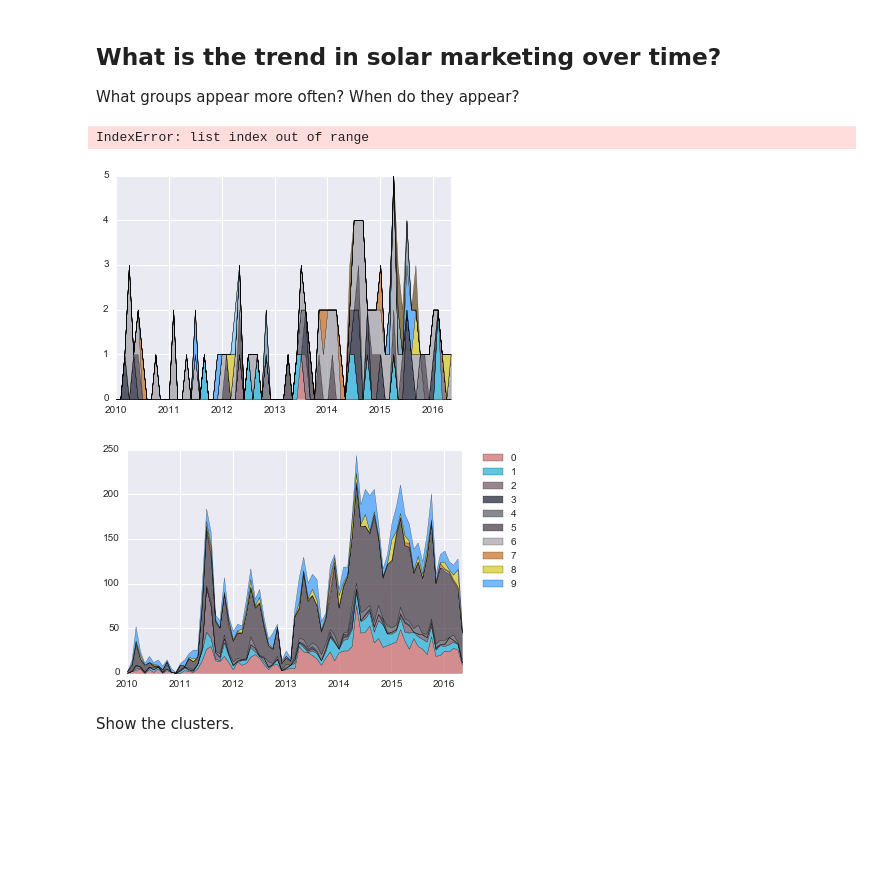
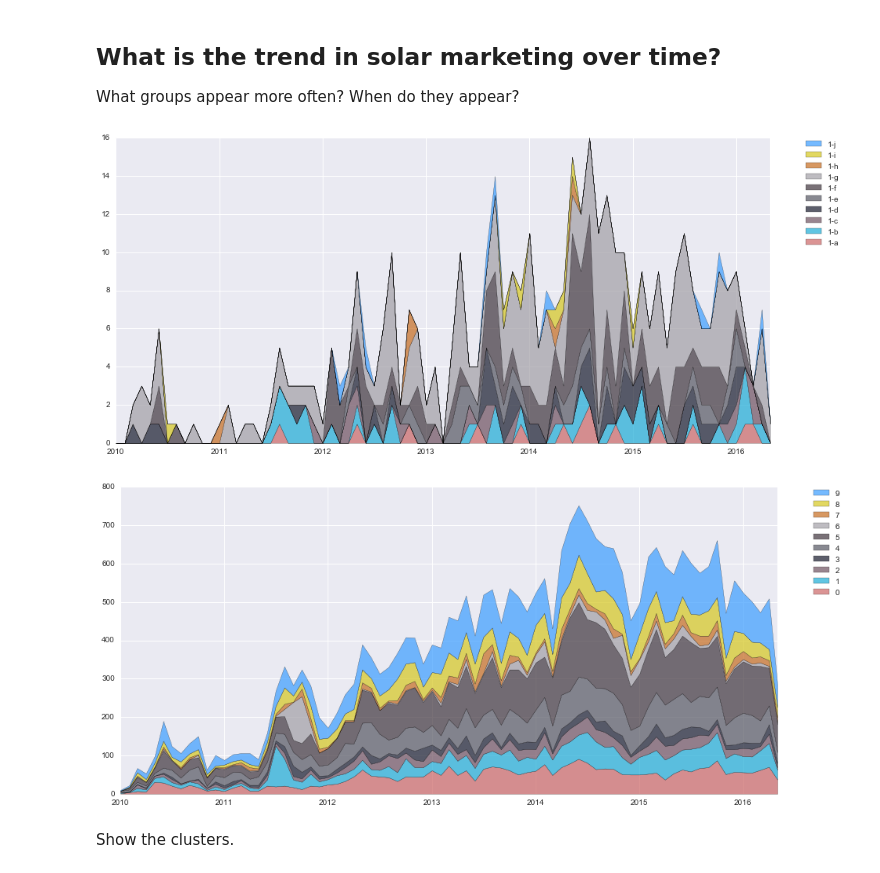
Before and after one commit to matt-stringer/twitter-marketing-analysis, a Jupyter notebook: descriptive_stats_tweets/Solar Marketing Analysis.ipynb, the cells around one changed output. Drawn from its saved outputs; the diff is of its cells as text; code cells hidden in the pictures; blank space fills up the shorter version.

```diff
--- a/descriptive_stats_tweets/Solar Marketing Analysis.ipynb
+++ b/descriptive_stats_tweets/Solar Marketing Analysis.ipynb
@@ -505,13 +514,15 @@ A lot of companies use their name. I need to create a stop word for each of the
 # remove company names
 for c in companies:
     words = u' '.join(c.lower().split(" "))
-    stop = stop.union({words})
+    words_no_space =  u''.join(words.replace(".","").split(" "))
+    stop = stop.union({words, words_no_space})
 
+stop = stop.union({u'vivintsolar', u'vivint',u'sunline',  u'trinitysolar', u'trinity', u'rgsenergy', u'rg', u'sullivansolar', u'solare', u'solarenergy',u'recsolar', u'rec', u'sullivan', u'joule', u'thesolarco', u'solaruniverse', u'gci', u'green convergence', u'pacificsolar', u'ross', u'ross group', u'namaste', 'asi hastings', u'asi', u'verengosolar', u'gosolaire', u'solaire', u'sunationsolarchoice', u'sunationsolar', u'acroenergy', u'sunation', u'namast',  u'luminalt', u'solar alliance america', u'quality home improvement'})
 
-# remove their hashtags
-stop = stop.union({u'lynn', u'lynn jurich', u'jurich', u'lyndon rive', u'lyndon', u'rive', u'ceo', u'ceo lyndon', u'ceo lyndon rive', "danny kennedy", "danny", "kennedy", "dannyksfun"})
-stop = stop.union({u'vivintsolar', u'vivint', u'trinitysolar', u'trinity', u'rgsenergy', u'rg', u'sullivansolar'})
+stop = stop.union({u'ice pop truck'})
 
+# remove the names
+stop = stop.union({u'lynn', u'lynn jurich', u'jurich', u'lyndon rive', u'lyndon', u'rive', u'ceo', u'ceo lyndon', u'ceo lyndon rive', u"danny kennedy", u"danny", u"kennedy", u"dannyksfun", u'rainarusso', u'carlsiegrist'})
 stop = stop.union(set(open('additional_stop_word.txt','r').read().split(",")))
 # %% [markdown]
 ## Review total dimensionality of the analysis
@@ -803,5 +724,5 @@ all_lda, vocab, all_doc_topics, all_prepared= get_topics_lda(long_tweets.tokens,
 # %% [markdown]
 Using TFIDF
 # %%
-all_lda_tfidf, vocab_tfidf, all_doc_topics_tfidf, all_prepared_tfidf = get_topics_lda_tfidf(long_tweets.tokens, long_tweets, 20)
+all_lda_tfidf, vocab_tfidf, all_doc_topics_tfidf, all_prepared_tfidf = get_topics_lda_tfidf(long_tweets.tokens, long_tweets, 15)
 print_top_words(all_lda_tfidf, vocab_tfidf)
@@ -836,7 +776,8 @@ bymonth_topic = long_tweets.groupby(['company', 'topic', 'month'])
 # %%
 
 def get_list_time(df):
-    return df[df.month >= datetime.date(2010,1,1)].month.drop_duplicates().sort_values().tolist()
+
+    return df[df.month >= pd.to_datetime('2010-01-01').date()].month.drop_duplicates().sort_values().tolist()
 
 def get_topics(df, column_name):
     return df[column_name].drop_duplicates().sort_values().tolist()
@@ -861,20 +802,25 @@ def make_analysis_array(df, grouping):
 
     return np.array(data)
 # %%
-def make_stacked_line_chart(x,y,topics):
+def make_stacked_line_chart(x,y,topics, filename):
     y_stack = np.cumsum(y, axis=0)   # a 3x10 array
-    fig = plt.figure()
+    fig = plt.figure(figsize=(15,7))
     ax1 = fig.add_subplot(111)
 
     list_of_colors = ["#CC6666", "#1DACD6", "#6E5160", "#181B2D", "#565762", "#40353D", "#A29FA6", "#C66C1F", "#D5C71F", "#3B9DFF", "#6295A8", "#7CC8FF", "#6D4D17"]
 
-    for t in range(len(topics))[:14]:
+    for t in range(len(topics))[:10]:
         if t == 0:
             ax1.fill_between(x, 0, y_stack[0,:], facecolor="#CC6666", alpha=.7, label=topics[t])
         else:
             ax1.fill_between(x, y_stack[t-1,:], y_stack[t,:], facecolor=list_of_colors[t], alpha=.7, label=topics[t])
 
-    ax1.legend(bbox_to_anchor=(1.05, 1), loc=2, borderaxespad=0.)
+    handles, labels = ax1.get_legend_handles_labels()
+
+    # reverse the order
+    ax1.legend(handles[::-1], labels[::-1], bbox_to_anchor=(1.05, 1), loc=2, borderaxespad=0.0)
+
+    plt.savefig(filename)
 # %% [markdown]
 ## What is the trend in solar marketing over time?
 
@@ -882,18 +828,17 @@ What groups appear more often? When do they appear?
 # %%
 x = get_list_time(long_tweets)
 y = make_analysis_array(long_tweets, 'marketing_type')
 topics = get_topics(long_tweets, 'marketing_type')
-make_stacked_line_chart(x,y,topics)
+make_stacked_line_chart(x,y,topics, 'marketing_type.png')
 # %% [output]
-IndexError: list index out of range
-[figure, old version]
+[figure, new version]
 # %%
 x = get_list_time(long_tweets)
 y = make_analysis_array(long_tweets, 'topic')
 topics = get_topics(long_tweets, 'topic')
-make_stacked_line_chart(x,y,topics)
+make_stacked_line_chart(x,y,topics, 'lda_topic_model_overtime.png')
 # %% [output]
-[figure, old version]
+[figure, new version]
 # %% [markdown]
 Show the clusters.
 # %%
```
Also changed, not shown: parts of 18 cells of this notebook, 7 other files.
